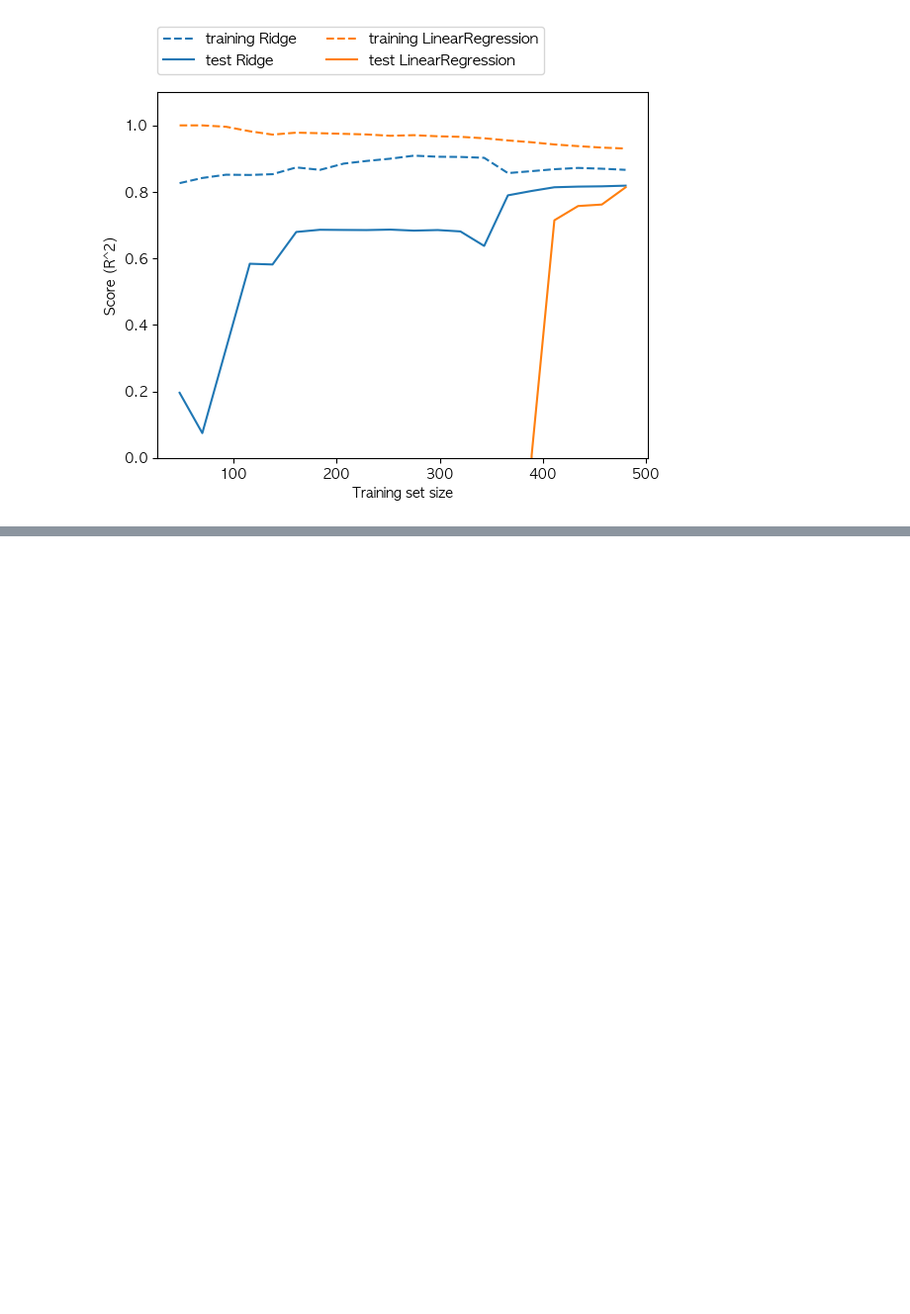
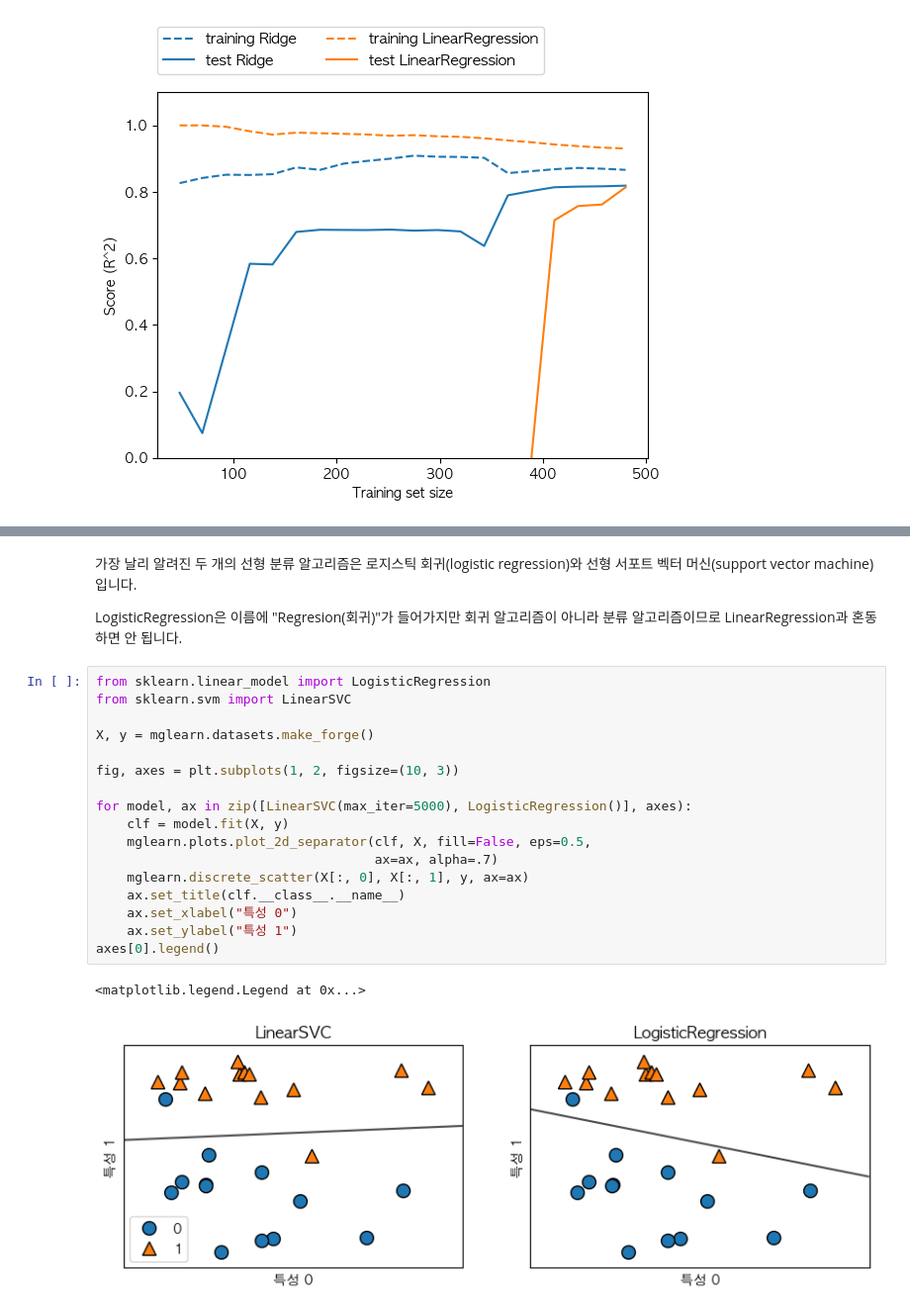
Before and after one commit to dodookmung/book-intro_ml_with_python, a Jupyter notebook: 20250208/2.3.3_linear_model.ipynb, the cells around one changed output, grey strips where cells are left out. Shown: that part at 99% size. Cells and saved outputs as stored; diff of their text form; blank space fills up the shorter version.

```diff
--- a/20250208/2.3.3_linear_model.ipynb
+++ b/20250208/2.3.3_linear_model.ipynb
@@ -122,0 +200,24 @@ mglearn.plots.plot_ridge_n_samples()
+# %% [markdown]
+가장 날리 알려진 두 개의 선형 분류 알고리즘은 로지스틱 회귀(logistic regression)와 선형 서포트 벡터 머신(support vector machine)입니다. </br></br>
+
+LogisticRegression은 이름에 "Regresion(회귀)"가 들어가지만 회귀 알고리즘이 아니라 분류 알고리즘이므로 LinearRegression과 혼동하면 안 됩니다.
+# %%
+from sklearn.linear_model import LogisticRegression
+from sklearn.svm import LinearSVC
+
+X, y = mglearn.datasets.make_forge()
+
+fig, axes = plt.subplots(1, 2, figsize=(10, 3))
+
+for model, ax in zip([LinearSVC(max_iter=5000), LogisticRegression()], axes):
+    clf = model.fit(X, y)
+    mglearn.plots.plot_2d_separator(clf, X, fill=False, eps=0.5,
+                                    ax=ax, alpha=.7)
+    mglearn.discrete_scatter(X[:, 0], X[:, 1], y, ax=ax)
+    ax.set_title(clf.__class__.__name__)
+    ax.set_xlabel("특성 0")
+    ax.set_ylabel("특성 1")
+axes[0].legend()
+# %% [output]
+<matplotlib.legend.Legend at 0x...>
+[figure, added]
```
Also changed, not shown: parts of 14 cells of this notebook, 7 other files.
